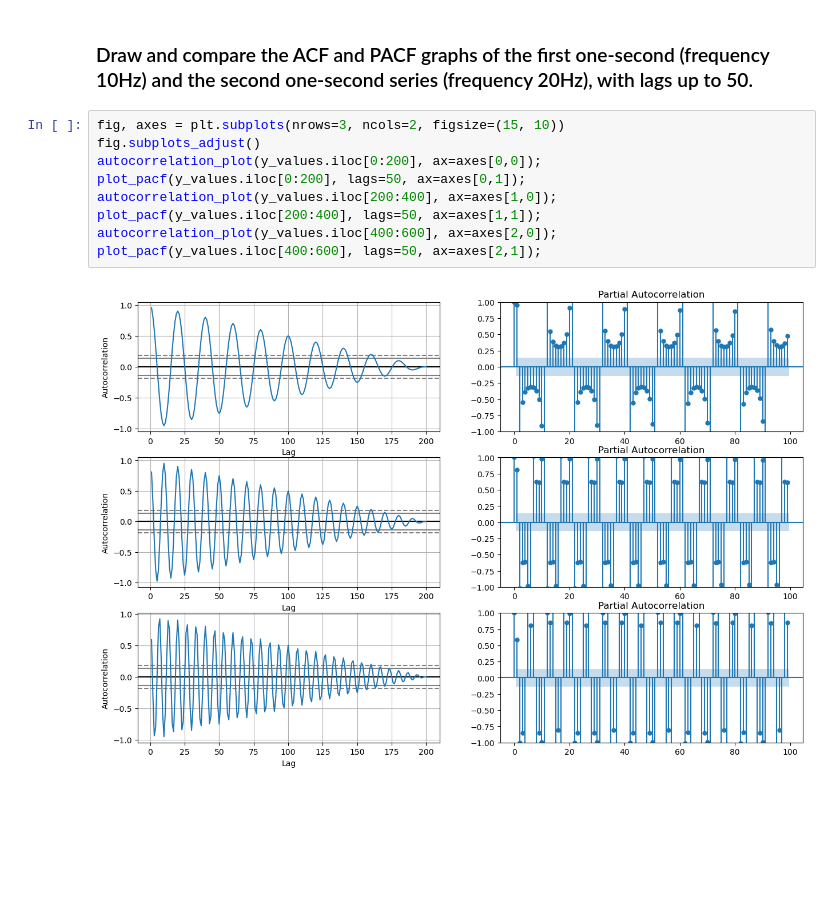
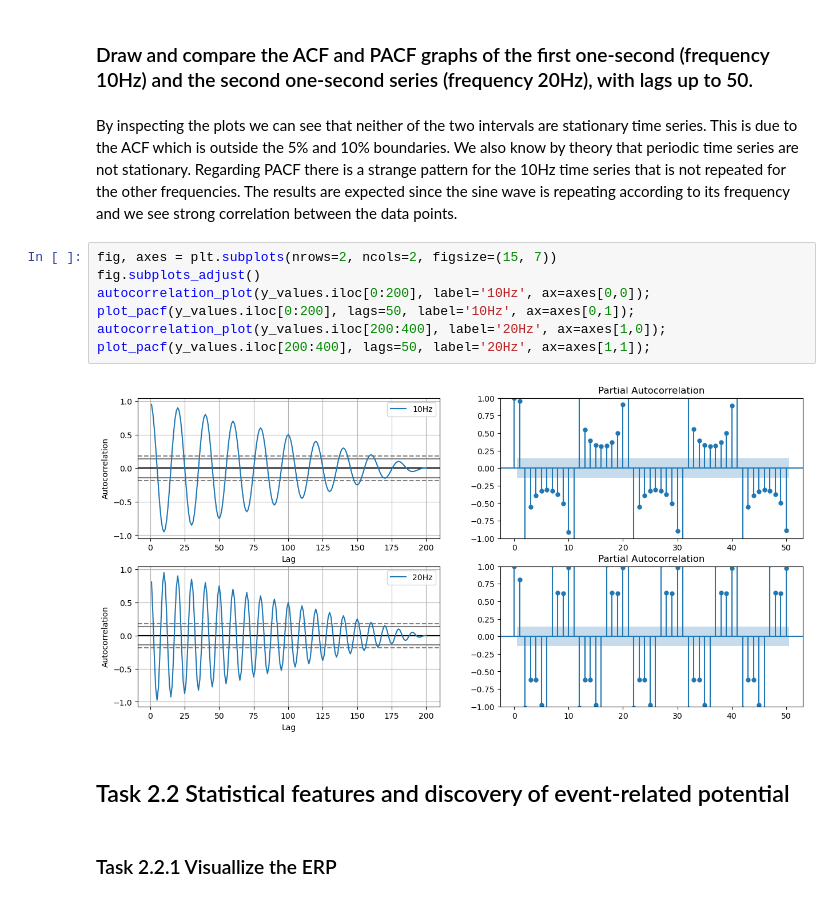
Before and after one commit to JoshSadiq/IL2233, a Jupyter notebook: 1-lab/1-lab.ipynb, the cells around one changed output. Saved outputs shown, nothing was run; the diff lists cells and outputs as text; blank space fills up the shorter version.

```diff
--- a/1-lab/1-lab.ipynb
+++ b/1-lab/1-lab.ipynb
@@ -317,14 +317,18 @@ plt.title("Spectrogram");
 [figure]
 # %% [markdown]
 ### Draw and compare the ACF and PACF graphs of the first one-second (frequency 10Hz) and the second one-second series (frequency 20Hz), with lags up to 50.
+# %% [markdown]
+By inspecting the plots we can see that neither of the two intervals are stationary time series. This is due to the ACF which is outside the 5% and 10% boundaries. We also know by theory that periodic time series are not stationary. Regarding PACF there is a strange pattern for the 10Hz time series that is not repeated for the other frequencies. The results are expected since the sine wave is repeating according to its frequency and we see strong correlation between the data points.
 # %%
-fig, axes = plt.subplots(nrows=3, ncols=2, figsize=(15, 10))
+fig, axes = plt.subplots(nrows=2, ncols=2, figsize=(15, 7))
 fig.subplots_adjust()
-autocorrelation_plot(y_values.iloc[0:200], ax=axes[0,0]);
-plot_pacf(y_values.iloc[0:200], lags=50, ax=axes[0,1]);
-autocorrelation_plot(y_values.iloc[200:400], ax=axes[1,0]);
-plot_pacf(y_values.iloc[200:400], lags=50, ax=axes[1,1]);
-autocorrelation_plot(y_values.iloc[400:600], ax=axes[2,0]);
-plot_pacf(y_values.iloc[400:600], lags=50, ax=axes[2,1]);
+autocorrelation_plot(y_values.iloc[0:200], label='10Hz', ax=axes[0,0]);
+plot_pacf(y_values.iloc[0:200], lags=50, label='10Hz', ax=axes[0,1]);
+autocorrelation_plot(y_values.iloc[200:400], label='20Hz', ax=axes[1,0]);
+plot_pacf(y_values.iloc[200:400], lags=50, label='20Hz', ax=axes[1,1]);
 # %% [output]
-[figure, old version]
+[figure, new version]
+# %% [markdown]
+## Task 2.2 Statistical features and discovery of event-related potential
+# %% [markdown]
+### Task 2.2.1 Visuallize the ERP
```
